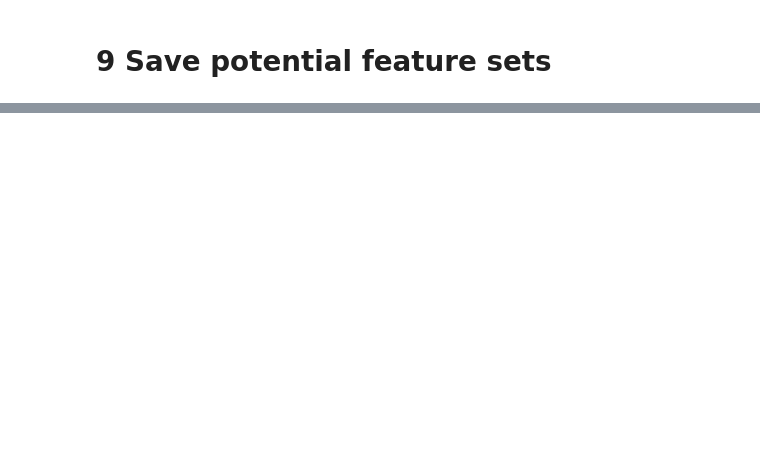
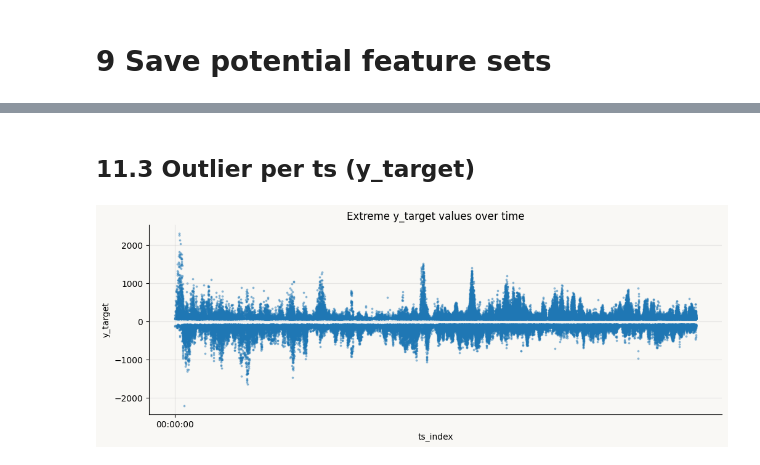
Before and after one commit to MartaTeo/Practical_DL, a Jupyter notebook: merged.ipynb, the cells around one changed output, grey strips where cells are left out. Drawn from its saved outputs; the diff is of its cells as text; code cells hidden in the pictures; blank space fills up the shorter version.

```diff
--- a/merged.ipynb
+++ b/merged.ipynb
@@ -1466,0 +1542,16 @@ Saved outputs in: output
+# %% [markdown]
+## 11.3 Outlier per ts (y_target)
+# %%
+extreme_df = df[
+    (df["y_target"] < df["y_target"].quantile(0.01)) |
+    (df["y_target"] > df["y_target"].quantile(0.99))
+]
+
+plt.figure(figsize=(12, 4))
+plt.scatter(extreme_df["ts_index"], extreme_df["y_target"], s=3, alpha=0.4)
+plt.title("Extreme y_target values over time")
+plt.xlabel("ts_index")
+plt.ylabel("y_target")
+plt.show()
+# %% [output]
+[figure, added]
```
Also changed, not shown: parts of 26 cells of this notebook.
